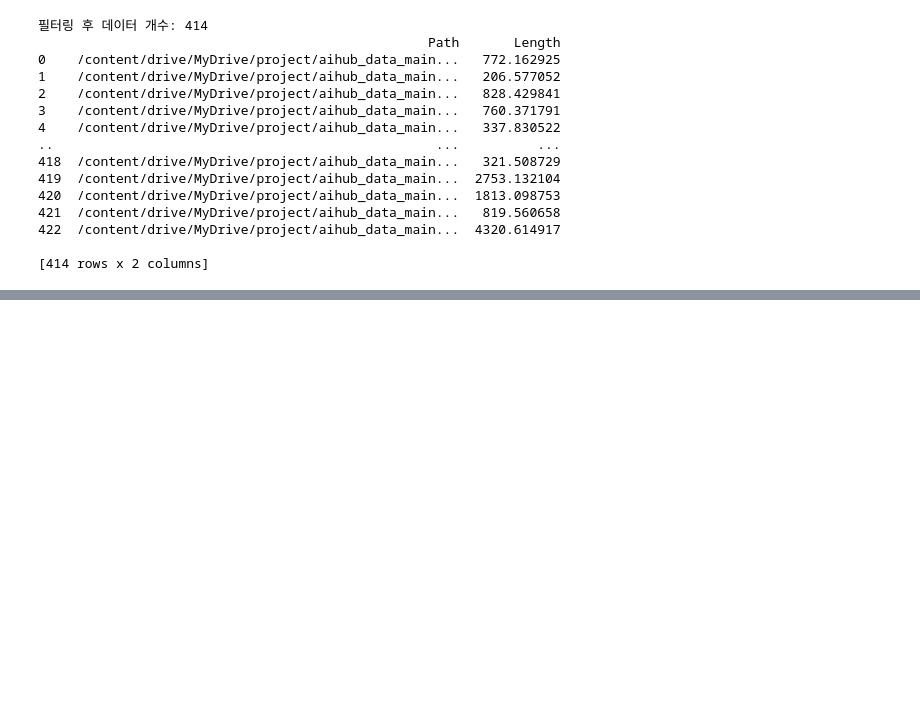
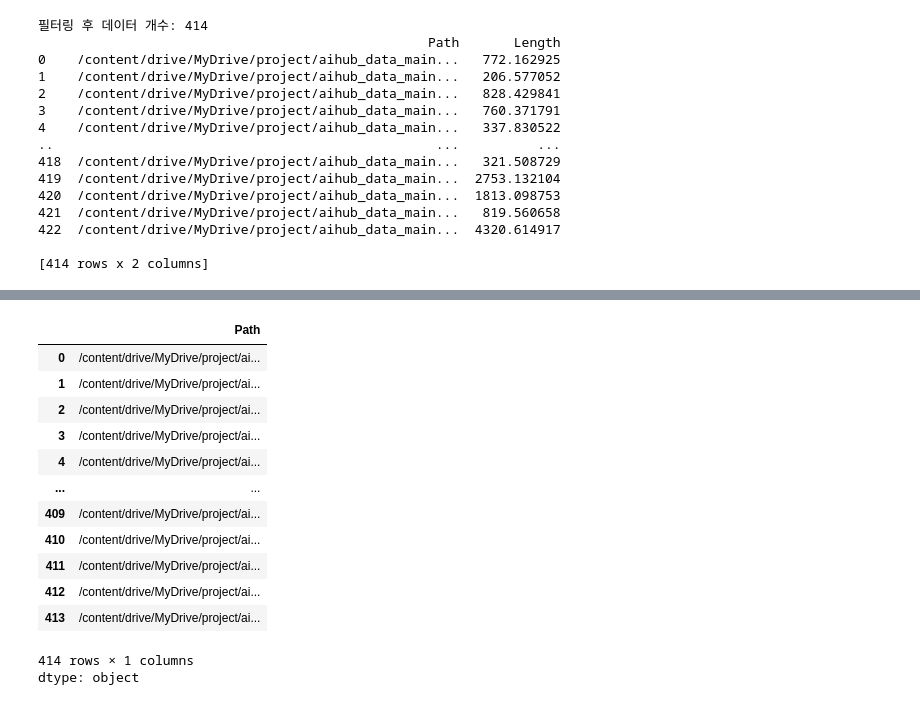
Before and after one commit to Yewon9/Emotion_Recognition_STT, a Jupyter notebook: EDA.ipynb, the cells around one changed output, grey strips where cells are left out. Saved outputs shown, nothing was run; the diff lists cells and outputs as text; code cells hidden in the pictures; blank space fills up the shorter version.

```diff
--- a/EDA.ipynb
+++ b/EDA.ipynb
@@ -665,0 +685,17 @@ df_filtered.to_csv('data_main_length.csv', index = False)
+# %%
+data_main.iloc[:, 0]
+# %% [output]
+|  | Path |
+| 0 | /content/drive/MyDrive/project/ai... |
+| 1 | /content/drive/MyDrive/project/ai... |
+| 2 | /content/drive/MyDrive/project/ai... |
+| 3 | /content/drive/MyDrive/project/ai... |
+| 4 | /content/drive/MyDrive/project/ai... |
+| ... | ... |
+| 409 | /content/drive/MyDrive/project/ai... |
+| 410 | /content/drive/MyDrive/project/ai... |
+| 411 | /content/drive/MyDrive/project/ai... |
+| 412 | /content/drive/MyDrive/project/ai... |
+| 413 | /content/drive/MyDrive/project/ai... |
+414 rows × 1 columns
+dtype: object
```
Also changed, not shown: parts of 3 cells of this notebook.
